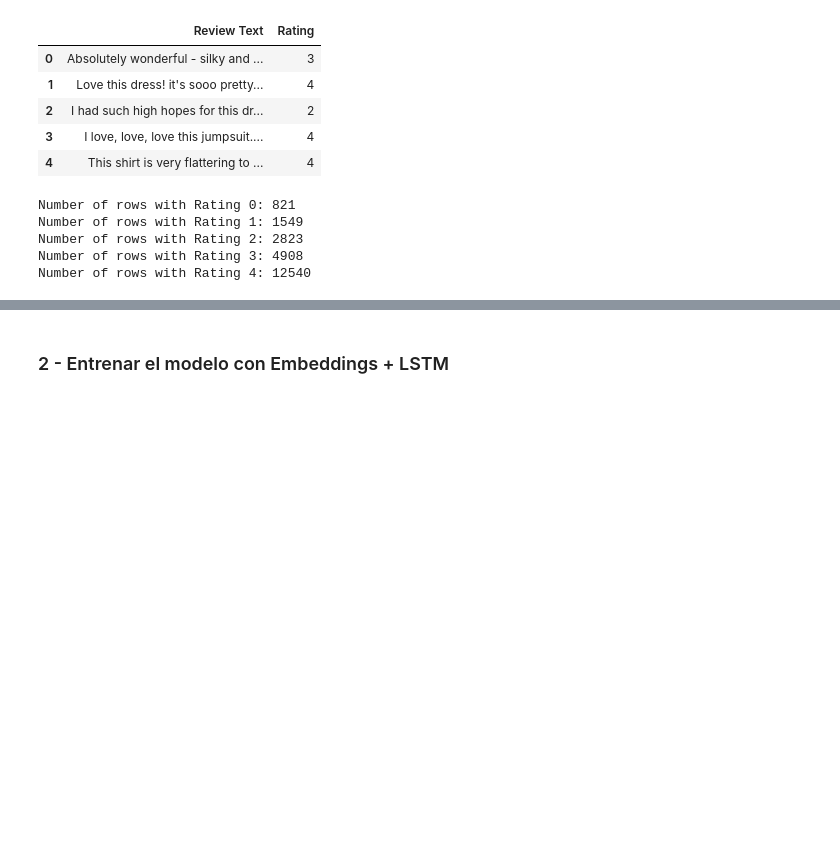
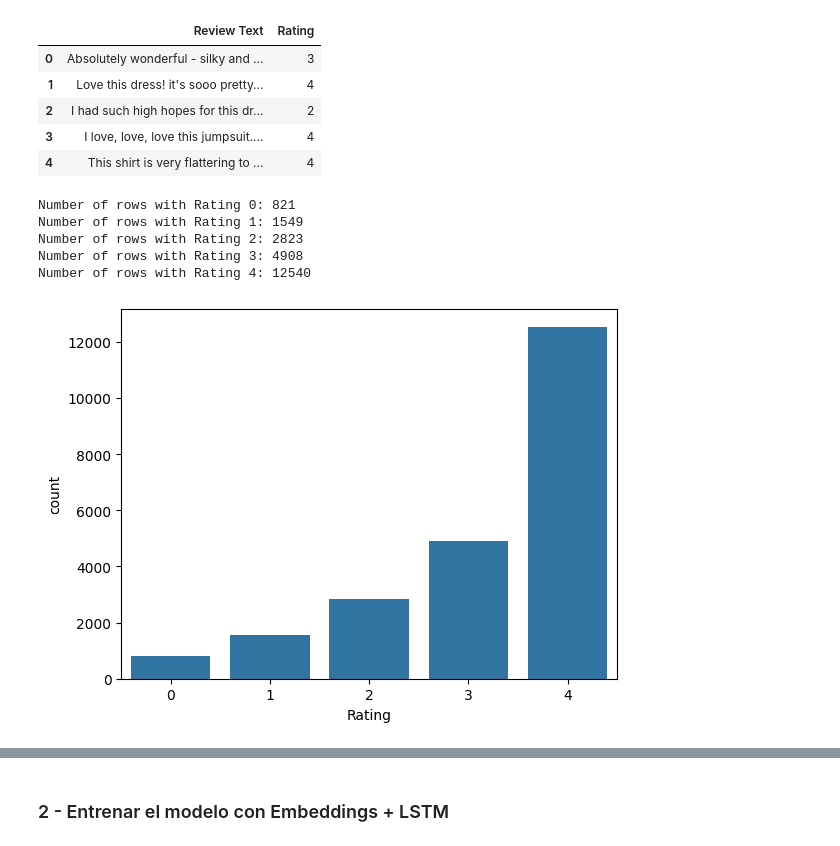
Before and after one commit to kchomontiel/NLP, a Jupyter notebook: Clase 5/5 - clothing_ecommerce_reviews.ipynb, the cells around one changed output, grey strips where cells are left out. Drawn from its saved outputs; the diff is of its cells as text; code cells hidden in the pictures; blank space fills up the shorter version.

```diff
--- a/Clase 5/5 - clothing_ecommerce_reviews.ipynb
+++ b/Clase 5/5 - clothing_ecommerce_reviews.ipynb
@@ -61,3 +60,9 @@ Number of rows with Rating 1: 1549
 Number of rows with Rating 2: 2823
 Number of rows with Rating 3: 4908
 Number of rows with Rating 4: 12540
+# %%
+# Observar como está distribuido el dataset
+sns.countplot(x='Rating', data=df_reviews)
+plt.show()
+# %% [output]
+[figure, added]
```
Also changed, not shown: parts of 32 cells of this notebook.
